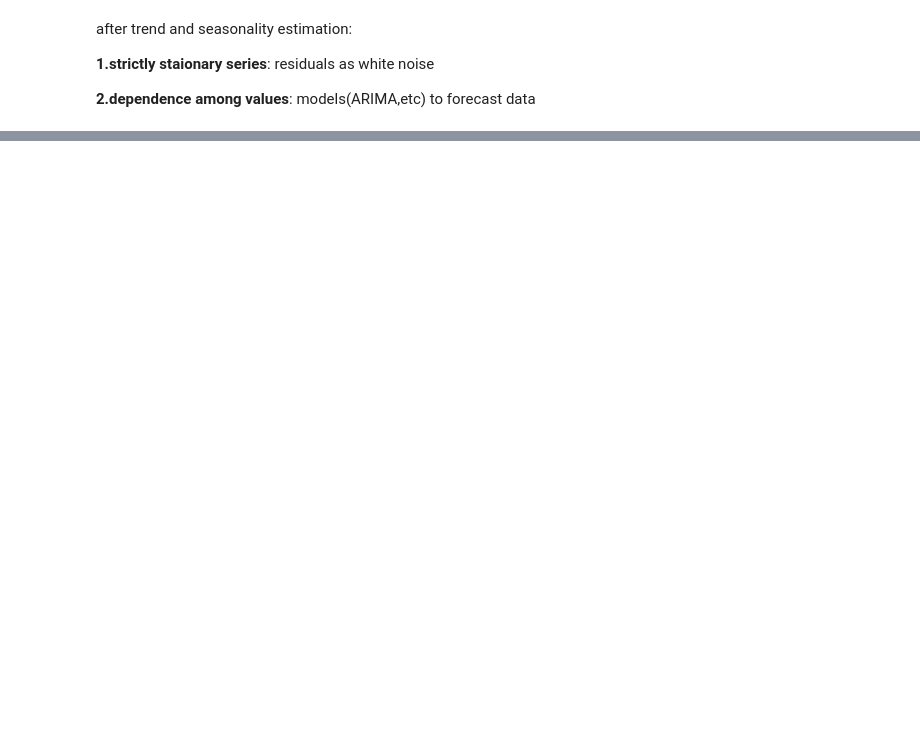
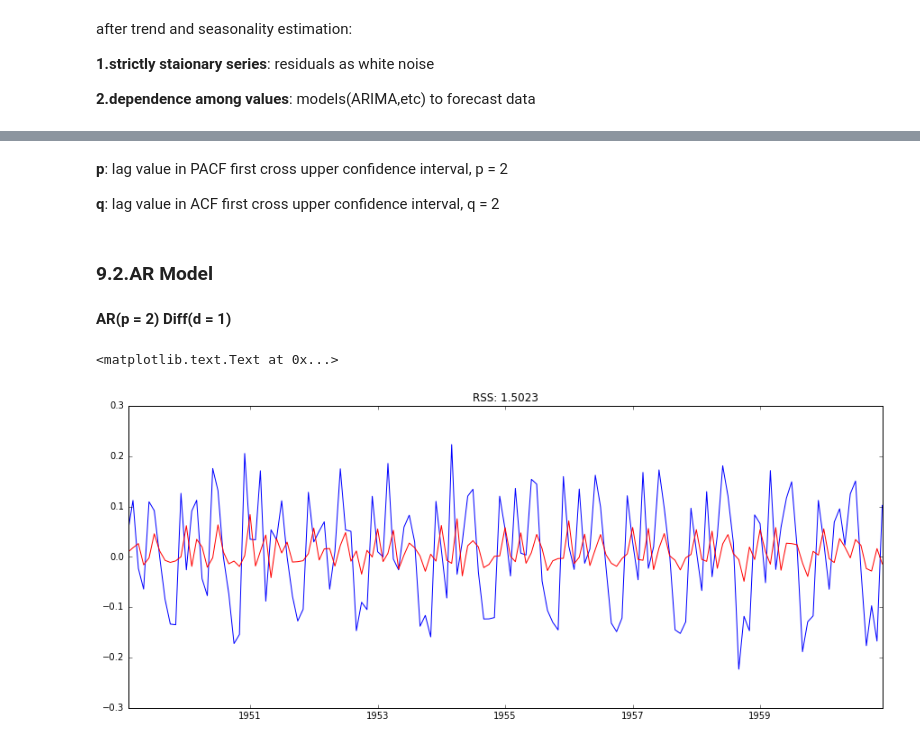
Before and after one commit to jianzhuams/Python-Notes-Collections, a Jupyter notebook: Time Series Forecast.ipynb, the cells around one changed output, grey strips where cells are left out. Drawn from its saved outputs; the diff is of its cells as text; code cells hidden in the pictures; blank space fills up the shorter version.

```diff
--- a/Time Series Forecast.ipynb
+++ b/Time Series Forecast.ipynb
@@ -364,0 +409,17 @@ __2.dependence among values__: models(ARIMA,etc) to forecast data
+# %% [markdown]
+__p__: lag value in PACF first cross upper confidence interval, p = 2
+
+__q__: lag value in ACF first cross upper confidence interval, q = 2
+# %% [markdown]
+### 9.2.AR Model
+# %% [markdown]
+__AR(p = 2) Diff(d = 1)__
+# %%
+model = ARIMA(ts_log, order = (2, 1, 0))
+results_AR = model.fit(disp = -1)
+plt.plot(ts_log_diff)
+plt.plot(results_AR.fittedvalues, color = 'red')
+plt.title('RSS: %.4f' % sum((results_AR.fittedvalues - ts_log_diff)**2))
+# %% [output]
+<matplotlib.text.Text at 0x...>
+[figure, added]
```
Also changed, not shown: parts of 26 cells of this notebook, 1 other file.
